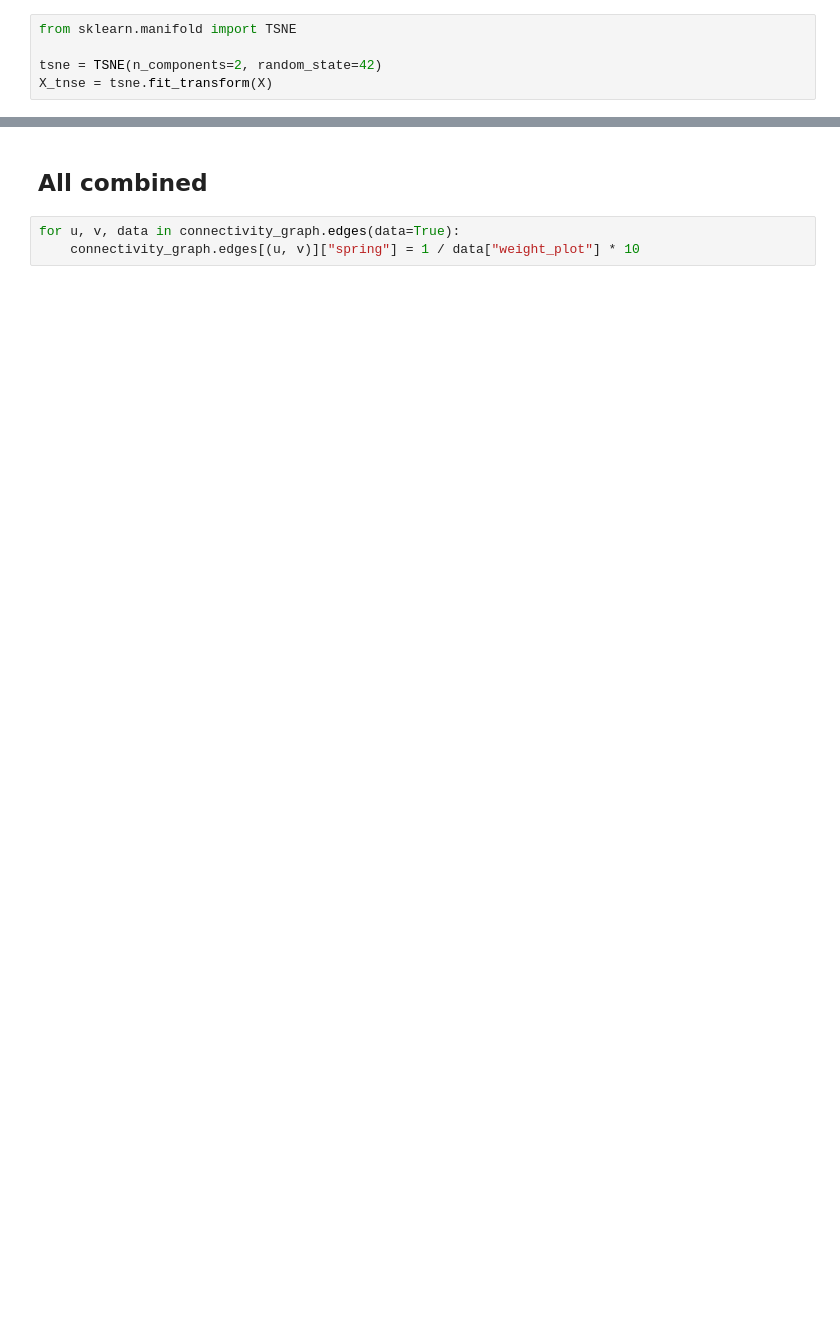
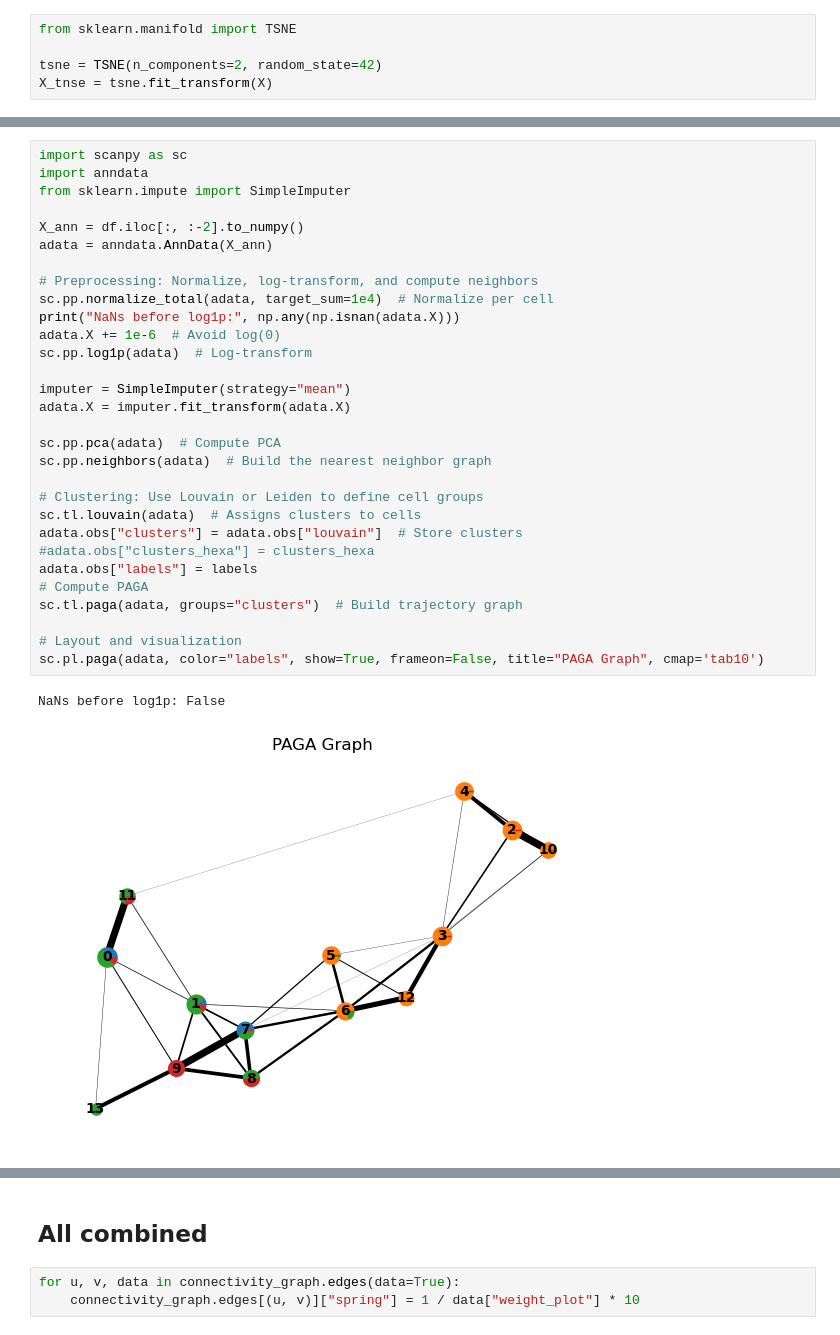
Before and after one commit to dioscuri-tda/ClusterGraph, a Jupyter notebook: examples/4_mice_protein.ipynb, the cells around one changed output, grey strips where cells are left out. Cells and saved outputs as stored; diff of their text form; blank space fills up the shorter version.

Commit message:
Two single cells examples

```diff
--- a/examples/4_mice_protein.ipynb
+++ b/examples/4_mice_protein.ipynb
@@ -167,0 +198,33 @@ X_tnse = tsne.fit_transform(X)
+# %%
+import scanpy as sc
+import anndata
+from sklearn.impute import SimpleImputer
+
+X_ann = df.iloc[:, :-2].to_numpy()
+adata = anndata.AnnData(X_ann)
+
+# Preprocessing: Normalize, log-transform, and compute neighbors
+sc.pp.normalize_total(adata, target_sum=1e4)  # Normalize per cell
+print("NaNs before log1p:", np.any(np.isnan(adata.X)))
+adata.X += 1e-6  # Avoid log(0)
+sc.pp.log1p(adata)  # Log-transform
+
+imputer = SimpleImputer(strategy="mean")
+adata.X = imputer.fit_transform(adata.X)
+
+sc.pp.pca(adata)  # Compute PCA
+sc.pp.neighbors(adata)  # Build the nearest neighbor graph
+
+# Clustering: Use Louvain or Leiden to define cell groups
+sc.tl.louvain(adata)  # Assigns clusters to cells
+adata.obs["clusters"] = adata.obs["louvain"]  # Store clusters
+#adata.obs["clusters_hexa"] = clusters_hexa
+adata.obs["labels"] = labels
+# Compute PAGA
+sc.tl.paga(adata, groups="clusters")  # Build trajectory graph
+
+# Layout and visualization
+sc.pl.paga(adata, color="labels", show=True, frameon=False, title="PAGA Graph", cmap='tab10')
+# %% [output]
+NaNs before log1p: False
+[figure, added]
```
Also changed, not shown: parts of 14 cells of this notebook, 5 other files.
